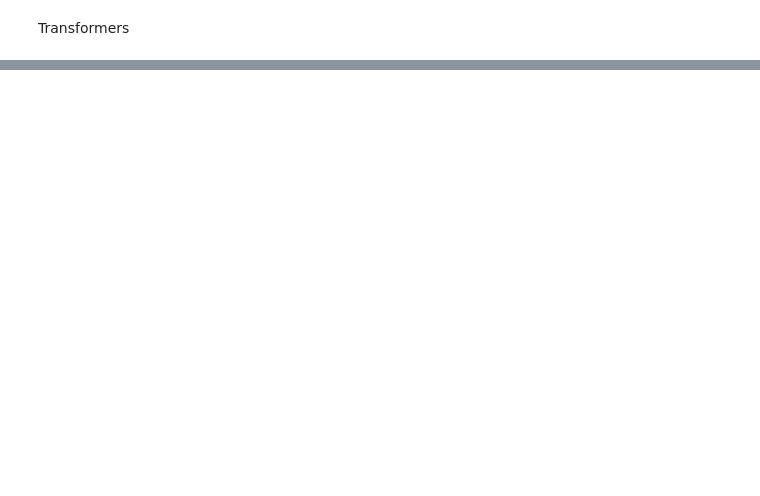
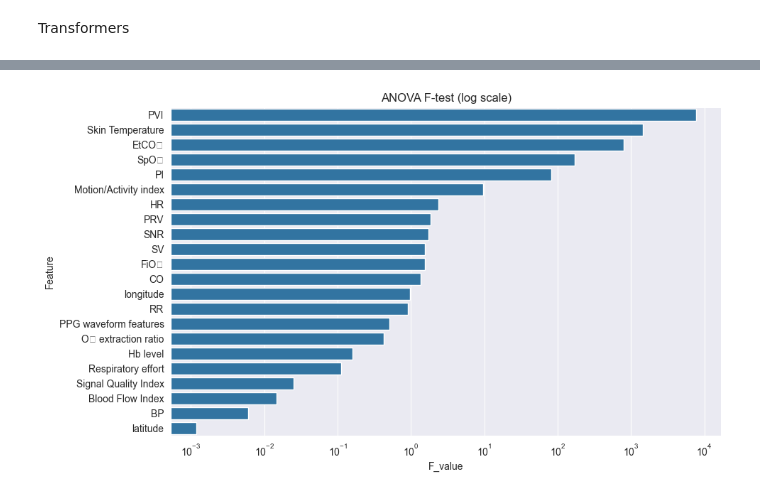
Before and after one commit to Yuraj1/iau_projects, a Jupyter notebook: FAZA_2.ipynb, the cells around one changed output, grey strips where cells are left out. Saved outputs shown, nothing was run; the diff lists cells and outputs as text; code cells hidden in the pictures; blank space fills up the shorter version.

```diff
--- a/FAZA_2.ipynb
+++ b/FAZA_2.ipynb
@@ -93,0 +277,21 @@ pyplot.hist(data_trans, bins=10)
+# %%
+from sklearn.feature_selection import SelectKBest, f_regression
+
+X = train_df.drop(columns=['oximetry'])
+y = train_df['oximetry']
+
+selector = SelectKBest(score_func=f_regression, k='all')
+X_new = selector.fit_transform(X, y)
+
+idx = selector.get_support(indices=True)
+selected_features = X.columns[idx]
+
+anova_results = pd.DataFrame({
+    'Feature': selected_features,
+    'F_value': selector.scores_[idx],
+    'p_value': selector.pvalues_[idx]
+}).sort_values(by='F_value', ascending=False)
+
+print("Shape после отбора:", X_new.shape)
+print("Выбранные признаки:", list(selected_features))
+print(anova_results)
@@ -93,0 +316,8 @@ pyplot.hist(data_trans, bins=10)
+# %%
+plt.figure(figsize=(10,6))
+sns.barplot(data=anova_results, x='F_value', y='Feature')
+plt.xscale('log')
+plt.title('ANOVA F-test (log scale)')
+plt.show()
+# %% [output]
+[figure, added]
```
Also changed, not shown: parts of 21 cells of this notebook, 1 other file.
